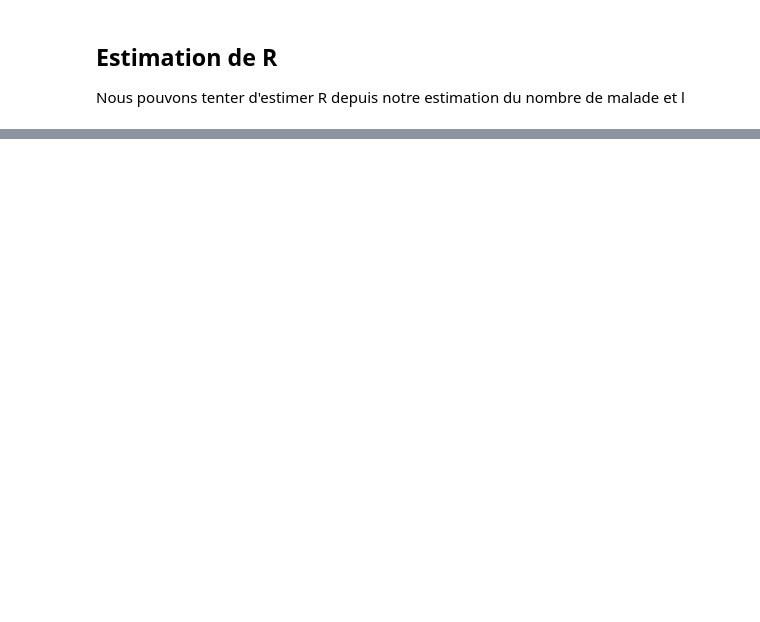
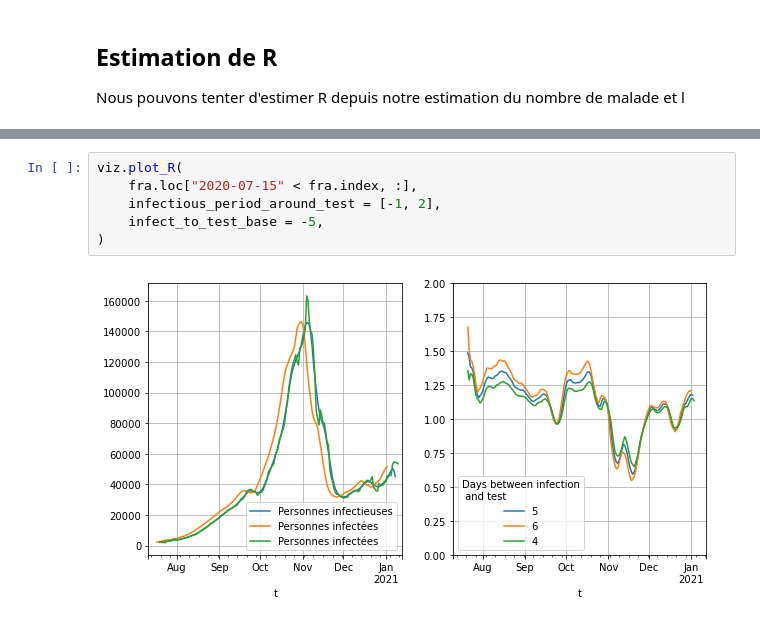
Before and after one commit to payoto/covid19-viz, a Jupyter notebook: 2020-10-18-taux-de-malades.ipynb, the cells around one changed output, grey strips where cells are left out. Cells and saved outputs as stored; diff of their text form; blank space fills up the shorter version.

```diff
--- a/2020-10-18-taux-de-malades.ipynb
+++ b/2020-10-18-taux-de-malades.ipynb
@@ -459,0 +460,8 @@ for ax in axs:
+# %%
+viz.plot_R(
+    fra.loc["2020-07-15" < fra.index, :],
+    infectious_period_around_test = [-1, 2],
+    infect_to_test_base = -5,
+)
+# %% [output]
+[figure, added]
```
Also changed, not shown: parts of 15 cells of this notebook, 1 other file.
